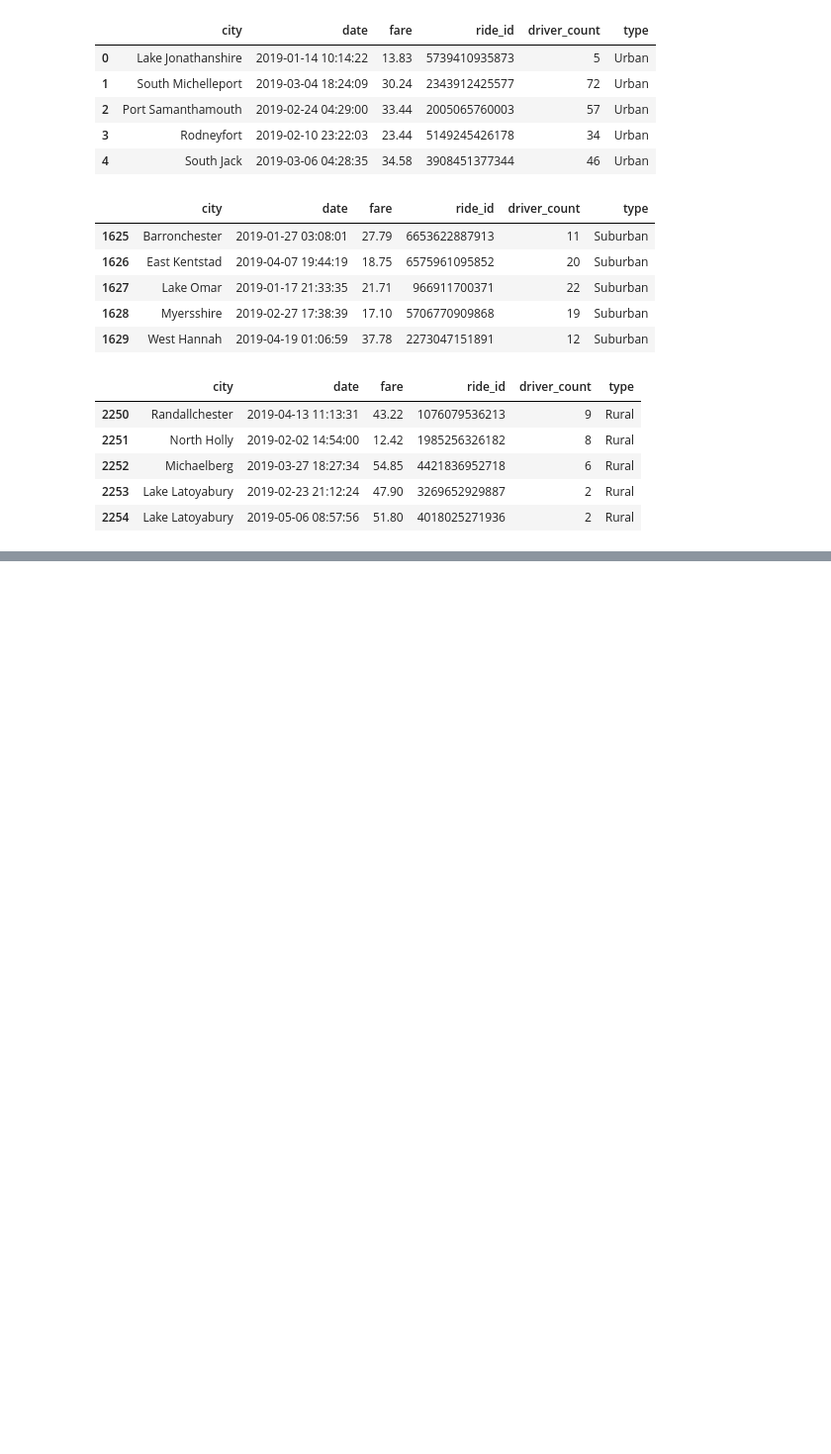
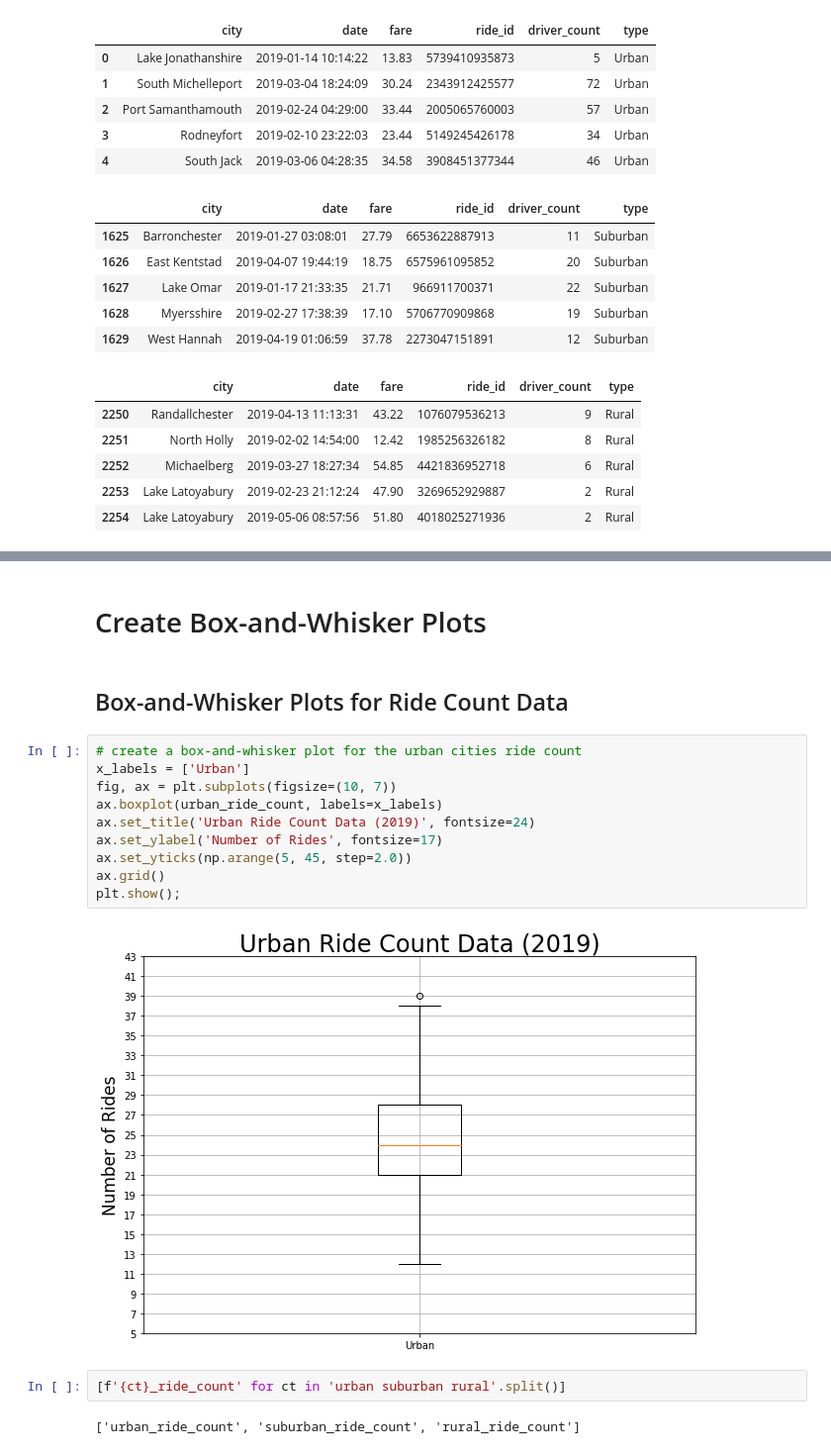
Before and after one commit to bayileyegnabate/05-matplotlib, a Jupyter notebook: pyber.ipynb, the cells around one changed output, grey strips where cells are left out. Shown at 99% size. Cells and saved outputs as stored; diff of their text form; blank space fills up the shorter version.

Commit message:
included summary statistics with plots

```diff
--- a/pyber.ipynb
+++ b/pyber.ipynb
@@ -425,0 +633,20 @@ plt.show();
+# %% [markdown]
+# Create Box-and-Whisker Plots
+# %% [markdown]
+## Box-and-Whisker Plots for Ride Count Data
+# %%
+# create a box-and-whisker plot for the urban cities ride count
+x_labels = ['Urban']
+fig, ax = plt.subplots(figsize=(10, 7))
+ax.boxplot(urban_ride_count, labels=x_labels)
+ax.set_title('Urban Ride Count Data (2019)', fontsize=24)
+ax.set_ylabel('Number of Rides', fontsize=17)
+ax.set_yticks(np.arange(5, 45, step=2.0))
+ax.grid()
+plt.show();
+# %% [output]
+[figure, added]
+# %%
+[f'{ct}_ride_count' for ct in 'urban suburban rural'.split()]
+# %% [output]
+['urban_ride_count', 'suburban_ride_count', 'rural_ride_count']
```
Also changed, not shown: parts of 51 cells of this notebook, 3 other files.
